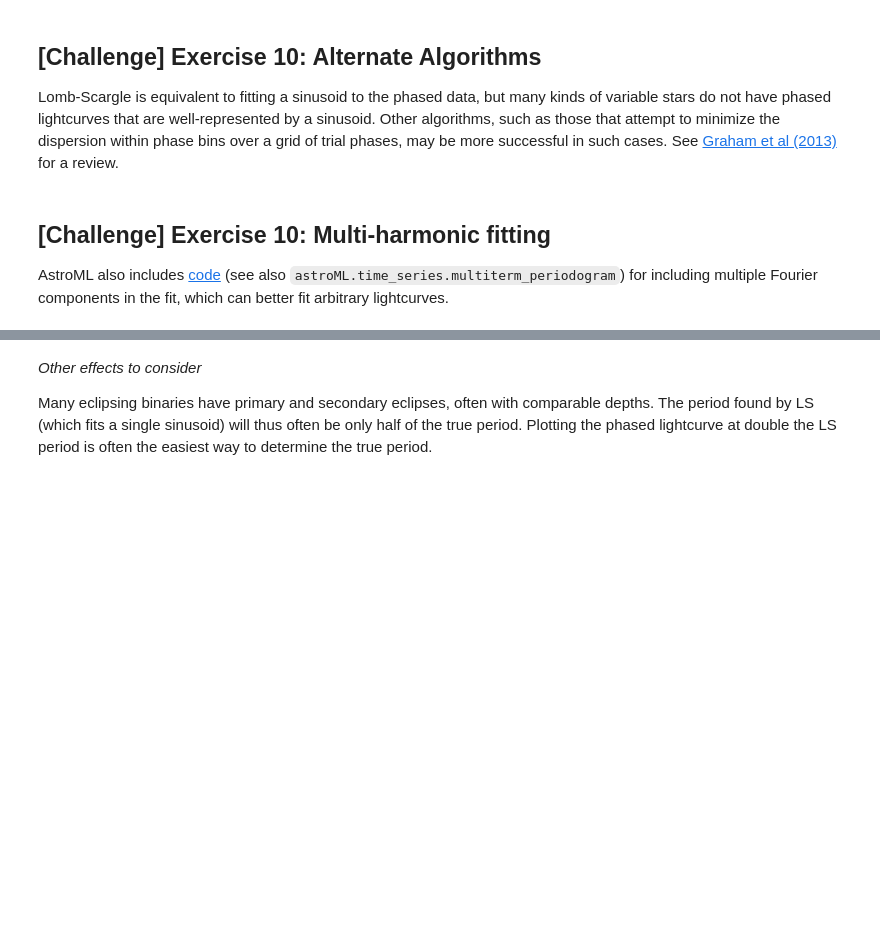
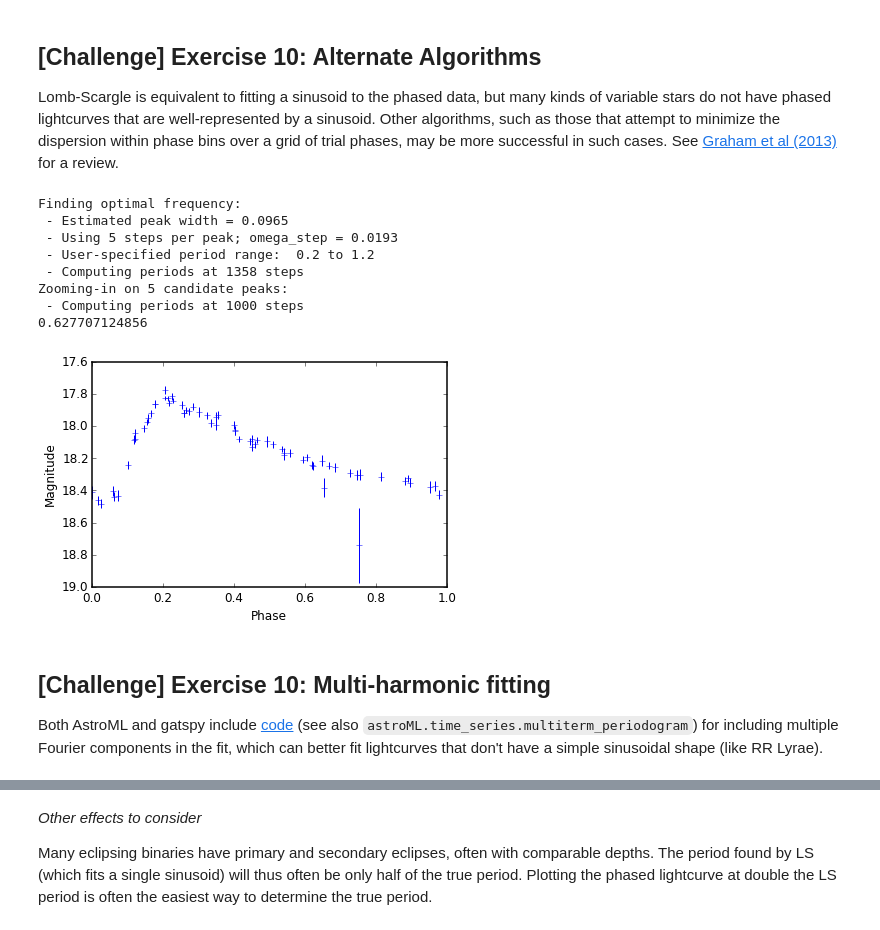
Before and after one commit to ebellm/ztf_summerschool_2015, a Jupyter notebook: notebooks/Period_Finding.ipynb, the cells around one changed output, grey strips where cells are left out. Cells and saved outputs as stored; diff of their text form; code cells hidden in the pictures; blank space fills up the shorter version.

```diff
--- a/notebooks/Period_Finding.ipynb
+++ b/notebooks/Period_Finding.ipynb
@@ -254,3 +264,13 @@ Now try finding the periods of these sources:
 ## [Challenge] Exercise 8: Compute all periods
 
 This is a big one: can you compute periods for *all* of the sources in our database with variability above XX amplitude?
+# %%
+# open the stored data
+import shelve
+import astropy
+shelf = shelve.open('../data/'+outfile)
+all_mags = shelf['mags']
+all_mjds = shelf['mjds']
+all_errs = shelf['magerrs']
+all_coords = shelf['ref_coords']
+shelf.close()
@@ -280,7 +462,24 @@ Zooming-in on 5 candidate peaks:
 ## [Challenge] Exercise 10: Alternate Algorithms
 
 Lomb-Scargle is equivalent to fitting a sinusoid to the phased data, but many kinds of variable stars do not have phased lightcurves that are well-represented by a sinusoid.  Other algorithms, such as those that attempt to minimize the dispersion within phase bins over a grid of trial phases, may be more successful in such cases.  See [Graham et al (2013)](http://adsabs.harvard.edu/abs/2013MNRAS.434.3423G) for a review.
+# %%
+ss = gatspy.periodic.SuperSmoother(fit_period=True)
+ss.optimizer.period_range = (0.2, 1.2)
+ss.fit(bjds,mags,magerrs)
+gatspy_period = ss.best_period
+print gatspy_period
+plot_phased_lc(bjds, mags, magerrs, gatspy_period)
+# %% [output]
+Finding optimal frequency:
+ - Estimated peak width = 0.0965
+ - Using 5 steps per peak; omega_step = 0.0193
+ - User-specified period range:  0.2 to 1.2
+ - Computing periods at 1358 steps
+Zooming-in on 5 candidate peaks:
+ - Computing periods at 1000 steps
+0.627707124856
+[figure, added]
 # %% [markdown]
 ## [Challenge] Exercise 10: Multi-harmonic fitting
 
-AstroML also includes [code](http://www.astroml.org/book_figures/chapter10/fig_LINEAR_LS.html) (see also `astroML.time_series.multiterm_periodogram`) for including multiple Fourier components in the fit, which can better fit arbitrary lightcurves.
+Both AstroML and gatspy include [code](http://www.astroml.org/book_figures/chapter10/fig_LINEAR_LS.html) (see also `astroML.time_series.multiterm_periodogram`) for including multiple Fourier components in the fit, which can better fit lightcurves that don't have a simple sinusoidal shape (like RR Lyrae).
```
Also changed, not shown: parts of 37 cells of this notebook, 2 other files.
